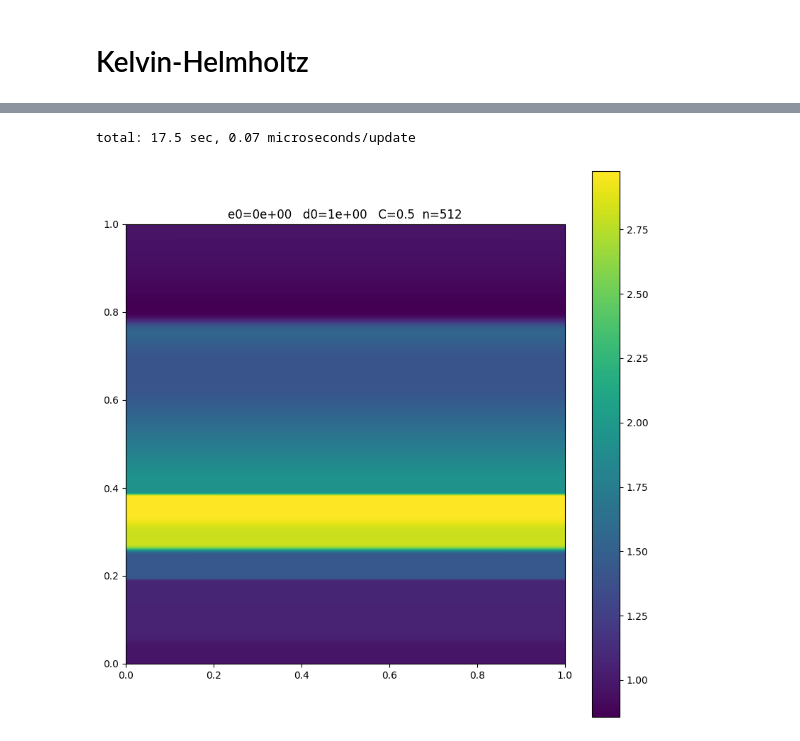
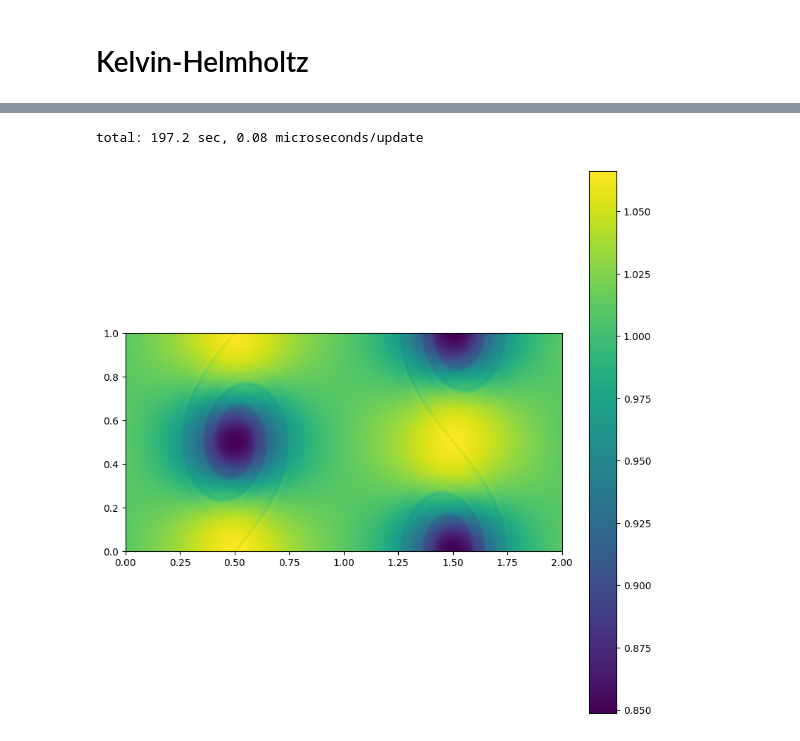
Before and after one commit to plabadens/jax-fluid-solver, a Jupyter notebook: notebooks/Kelvin Helmholtz.ipynb, the cells around one changed output, grey strips where cells are left out. Saved outputs shown, nothing was run; the diff lists cells and outputs as text; code cells hidden in the pictures.

```diff
--- a/notebooks/Kelvin Helmholtz.ipynb
+++ b/notebooks/Kelvin Helmholtz.ipynb
@@ -103,25 +99,33 @@ imshow(state.momentum_y, axis=state.x)
+# %%
+def show_state(state, varname="density"):
+    extent = [state.y.min(), state.y.max(), state.x.min(), state.x.max()]
+    plt.figure(figsize=(10, 10))
+    plt.imshow(getattr(state.varname), origin="lower", extent=extent)
+    plt.colorbar()
 # %%
-C = 0.5
-nt = 1000
-n = 512
+def run_kelvin_helmholtz(n=1024, nt=100, C=0.8):
+    jax.config.update("jax_debug_nans", False)
 
-jax.config.update("jax_debug_nans", False)
+    riemann_solver = solver.solvers.local_lax_friedrichs
+    slope_limiter = solver.limiters.monotonized_central
+    state = create_state(n=n)
+    start = time()
 
-riemann_solver = solver.solvers.local_lax_friedrichs
-slope_limiter = solver.limiters.monotonized_central
-state = create_state(n=n)
-start = time()
+    for it in range(nt):
+        dt = solver.hydro.courant_condition(state, C)
+        state = solver.muscl.muscl_2d(
+            state, dt, slope_limiter=slope_limiter, riemann_solver=riemann_solver
+        )
+    used = time() - start
 
-for it in range(nt):
-    dt = solver.hydro.courant_condition(state, C)
-    state = solver.muscl.muscl_2d(
-        state, dt, slope_limiter=slope_limiter, riemann_solver=riemann_solver
-    )
-used = time() - start
+    print("total: {:.1f} sec, {:.2f} microseconds/update".format(used, 1e6 * used / (n**2 * nt)))
 
-print("total: {:.1f} sec, {:.2f} microseconds/update".format(used, 1e6 * used / (n**2 * nt)))
-imshow(state.density, axis=state.x)
-title(e0=0, C=C, n=n)
+    return state
+
+state = run_kelvin_helmholtz(n=512, nt=10000, C=0.5)
 # %% [output]
-total: 17.5 sec, 0.07 microseconds/update
+total: 197.2 sec, 0.08 microseconds/update
-[figure, removed]
+# %%
+show_state(state)
+# %% [output]
+[figure, added]
```
Also changed, not shown: parts of 5 cells of this notebook, 3 other files.
